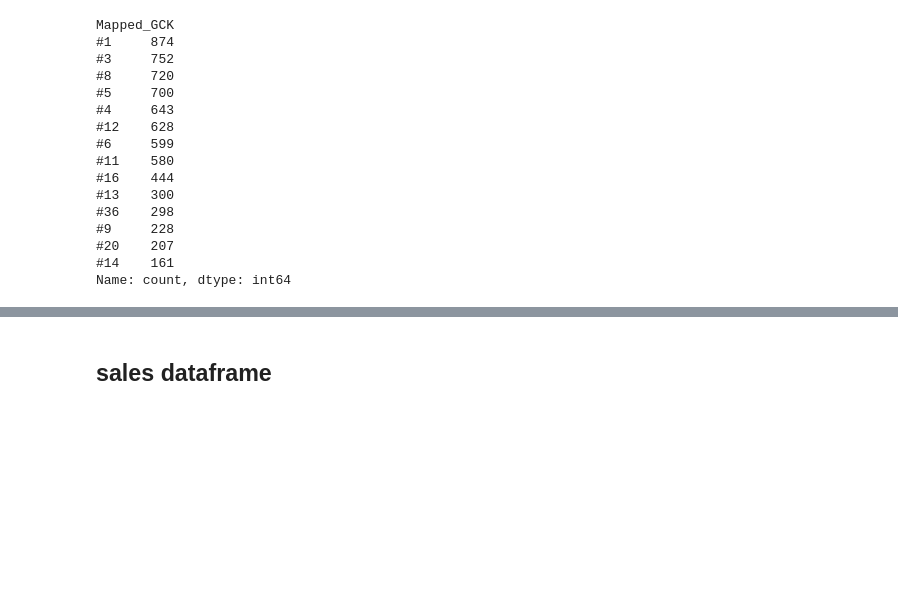
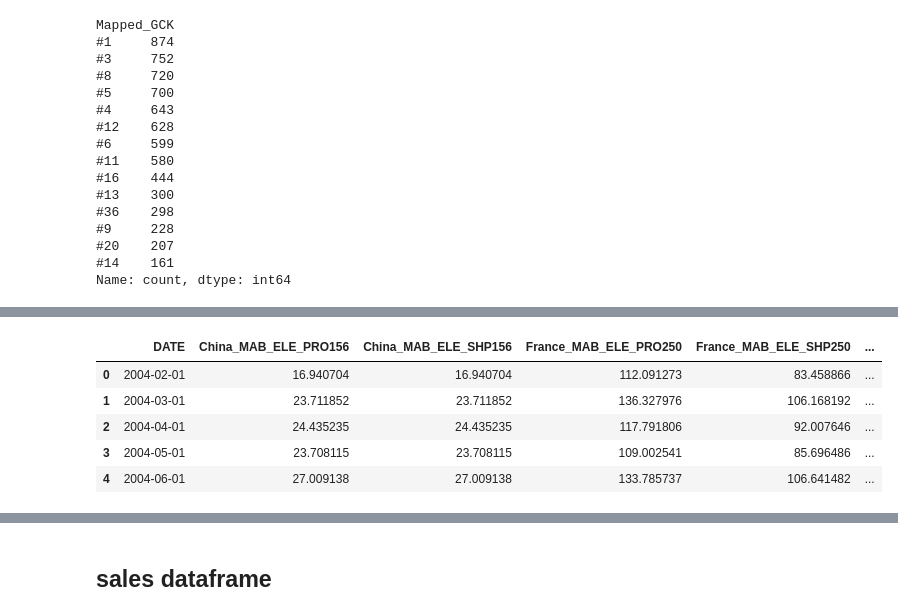
Before and after one commit to RubenCMarques/Case-2--Siemens-Sales-Forecast, a Jupyter notebook: Notebooks/Diogo_workspace.ipynb, the cells around one changed output, grey strips where cells are left out. Cells and saved outputs as stored; diff of their text form; code cells hidden in the pictures; blank space fills up the shorter version.

```diff
--- a/Notebooks/Diogo_workspace.ipynb
+++ b/Notebooks/Diogo_workspace.ipynb
@@ -717,0 +672,10 @@ Index(['China_Production Index Machinery & Electricals_MAB_ELE_PRO156',
+# %%
+# Verify changes
+market_data.head()
+# %% [output]
+|  | DATE | China_MAB_ELE_PRO156 | China_MAB_ELE_SHP156 | France_MAB_ELE_PRO250 | France_MAB_ELE_SHP250 | ... |
+| 0 | 2004-02-01 | 16.940704 | 16.940704 | 112.091273 | 83.458866 | ... |
+| 1 | 2004-03-01 | 23.711852 | 23.711852 | 136.327976 | 106.168192 | ... |
+| 2 | 2004-04-01 | 24.435235 | 24.435235 | 117.791806 | 92.007646 | ... |
+| 3 | 2004-05-01 | 23.708115 | 23.708115 | 109.002541 | 85.696486 | ... |
+| 4 | 2004-06-01 | 27.009138 | 27.009138 | 133.785737 | 106.641482 | ... |
```
Also changed, not shown: parts of 61 cells of this notebook.
